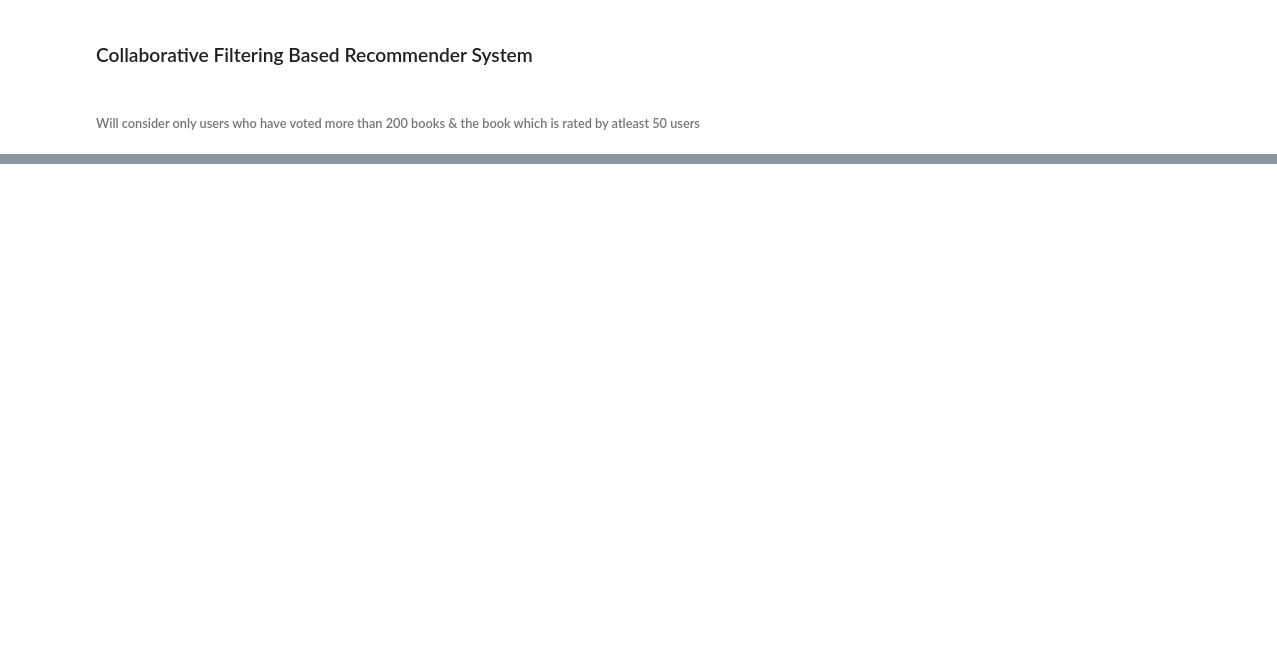
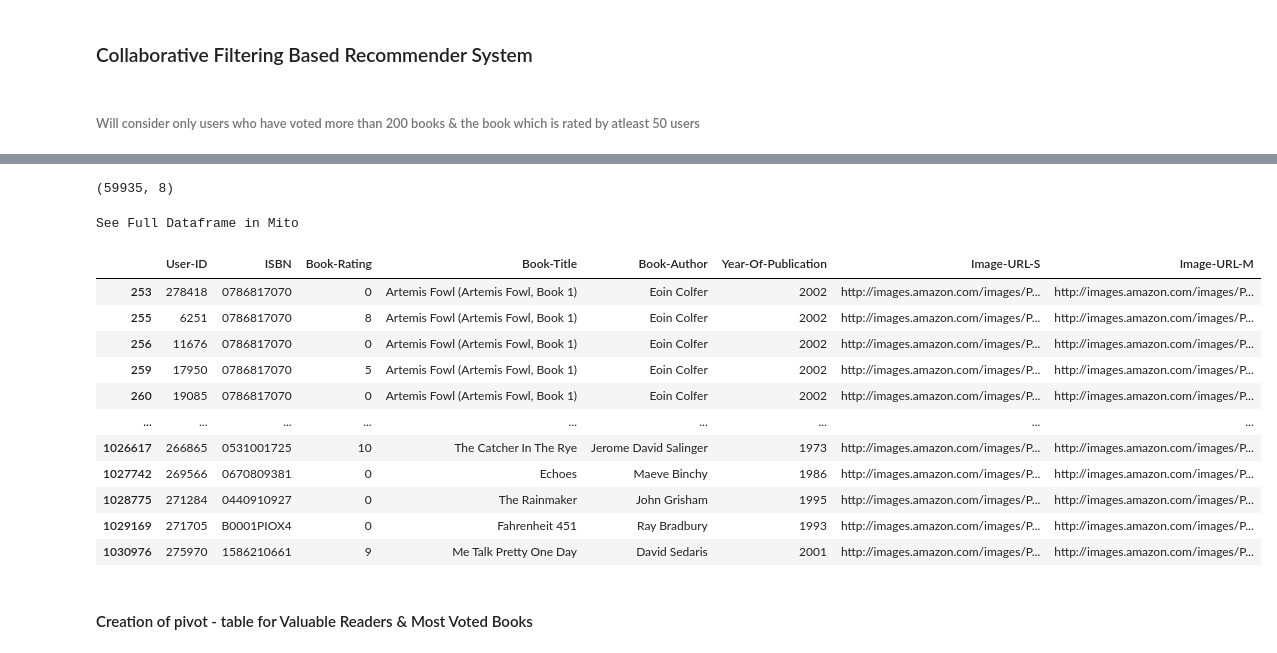
Before and after one commit to Shaktijain9/Book-Recommender-System, a Jupyter notebook: Book-Recommender-System.ipynb, the cells around one changed output, grey strips where cells are left out. Saved outputs shown, nothing was run; the diff lists cells and outputs as text; code cells hidden in the pictures; blank space fills up the shorter version.

```diff
--- a/Book-Recommender-System.ipynb
+++ b/Book-Recommender-System.ipynb
@@ -403,5 +515,27 @@ famous_books.shape
 # %%
 filtered_df = filtered_ratings[filtered_ratings['Book-Title'].isin(famous_books)]
+# %%
+filtered_df.shape
+# %% [output]
+(59935, 8)
+# %%
+filtered_df
+# %% [output]
+See Full Dataframe in Mito
+|  | User-ID | ISBN | Book-Rating | Book-Title | Book-Author | Year-Of-Publication | Image-URL-S | Image-URL-M |
+| 253 | 278418 | 0786817070 | 0 | Artemis Fowl (Artemis Fowl, Book 1) | Eoin Colfer | 2002 | http://images.amazon.com/images/P... | http://images.amazon.com/images/P... |
+| 255 | 6251 | 0786817070 | 8 | Artemis Fowl (Artemis Fowl, Book 1) | Eoin Colfer | 2002 | http://images.amazon.com/images/P... | http://images.amazon.com/images/P... |
+| 256 | 11676 | 0786817070 | 0 | Artemis Fowl (Artemis Fowl, Book 1) | Eoin Colfer | 2002 | http://images.amazon.com/images/P... | http://images.amazon.com/images/P... |
+| 259 | 17950 | 0786817070 | 5 | Artemis Fowl (Artemis Fowl, Book 1) | Eoin Colfer | 2002 | http://images.amazon.com/images/P... | http://images.amazon.com/images/P... |
+| 260 | 19085 | 0786817070 | 0 | Artemis Fowl (Artemis Fowl, Book 1) | Eoin Colfer | 2002 | http://images.amazon.com/images/P... | http://images.amazon.com/images/P... |
+| ... | ... | ... | ... | ... | ... | ... | ... | ... |
+| 1026617 | 266865 | 0531001725 | 10 | The Catcher In The Rye | Jerome David Salinger | 1973 | http://images.amazon.com/images/P... | http://images.amazon.com/images/P... |
+| 1027742 | 269566 | 0670809381 | 0 | Echoes | Maeve Binchy | 1986 | http://images.amazon.com/images/P... | http://images.amazon.com/images/P... |
+| 1028775 | 271284 | 0440910927 | 0 | The Rainmaker | John Grisham | 1995 | http://images.amazon.com/images/P... | http://images.amazon.com/images/P... |
+| 1029169 | 271705 | B0001PIOX4 | 0 | Fahrenheit 451 | Ray Bradbury | 1993 | http://images.amazon.com/images/P... | http://images.amazon.com/images/P... |
+| 1030976 | 275970 | 1586210661 | 9 | Me Talk Pretty One Day | David Sedaris | 2001 | http://images.amazon.com/images/P... | http://images.amazon.com/images/P... |
+# %% [markdown]
+#### Creation of pivot - table for Valuable Readers & Most Voted Books
 # %%
 pt = filtered_df.pivot_table(index='Book-Title', columns='User-ID', values='Book-Rating')
 pt
```
Also changed, not shown: parts of 47 cells of this notebook.
